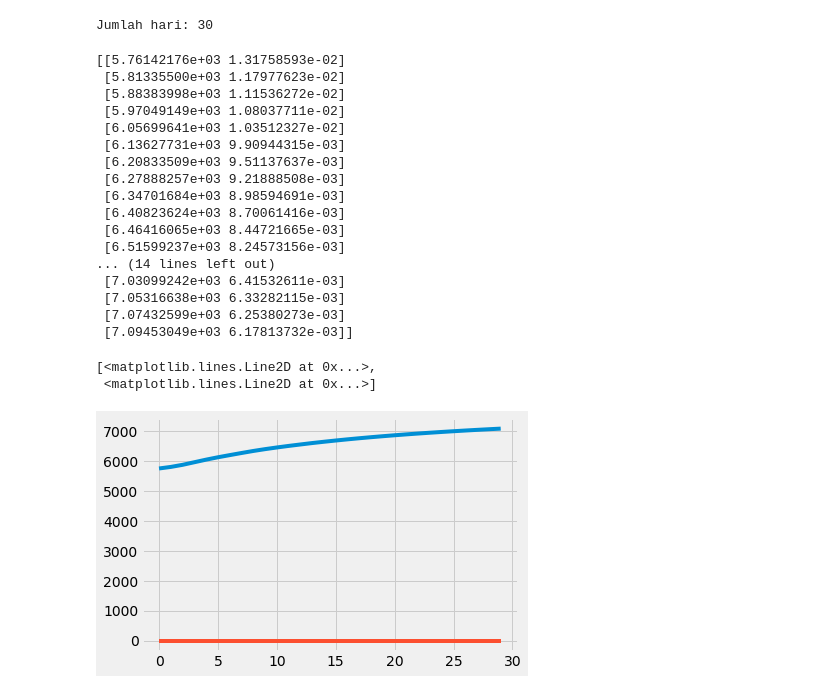
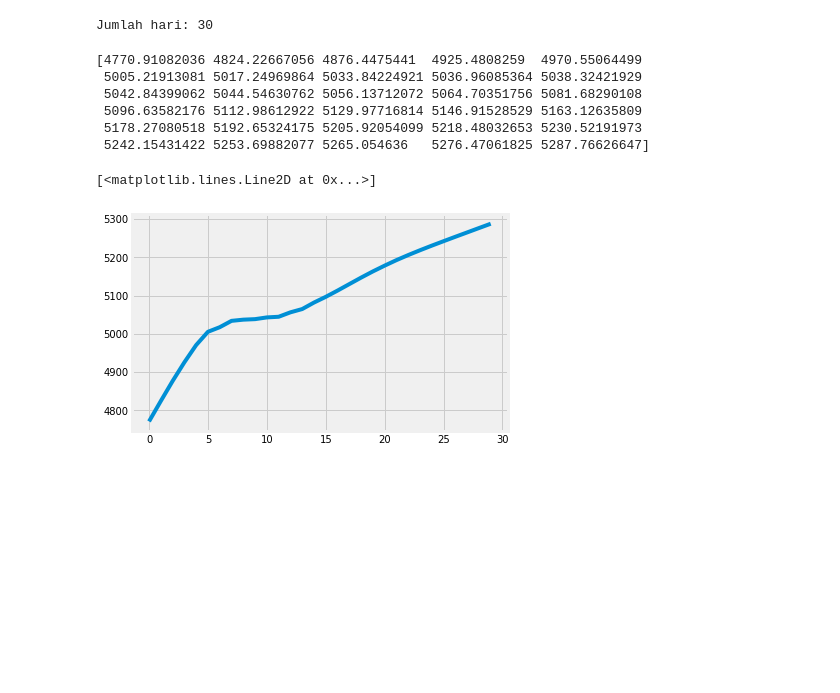
Before and after one commit to andreanstev/Stock_Price_Prediction_LSTM, a Jupyter notebook: StockPriceLSTM_v2.ipynb, the cells around one changed output. Drawn from its saved outputs; the diff is of its cells as text; code cells hidden in the pictures; blank space fills up the shorter version.

```diff
--- a/StockPriceLSTM_v2.ipynb
+++ b/StockPriceLSTM_v2.ipynb
@@ -143,13 +113,14 @@ epoch=10
 
 #model = Sequential()
 input_model = Input(shape=(inp, n_feature))
-lstm_model1 = LSTM(100, return_sequences=True, input_shape=(x_train.shape[1], n_feature))
+lstm_model1 = Bidirectional(LSTM(50, return_sequences=False, activation='tanh'), merge_mode = 'concat', input_shape=(x_train.shape[1], n_feature))
+#lstm_model1 = LSTM(100, return_sequences=True, activation='tanh', input_shape=(x_train.shape[1], n_feature))
 output1 = lstm_model1(input_model)
-lstm_model2 = LSTM(100, return_sequences=False)
-output2 = lstm_model2(output1)
+#lstm_model2 = LSTM(100, return_sequences=False)
+#output2 = lstm_model2(output1)
 dropout_layer = Dropout(0.4)
-output3 = dropout_layer(output2)
-dense_layer1 = Dense(32)
+output3 = dropout_layer(output1)
+dense_layer1 = Dense(inp)
 output4 = dense_layer1(output3)
 dense_layer2 = Dense(2)
 output_final = dense_layer2(output4)
@@ -281,26 +252,14 @@ Jumlah hari: 30
 # %%
 hasil_prediksi = data_pred[len(data_pred)-hari:len(data_pred),:]
 hasil_prediksi = scaler.inverse_transform(hasil_prediksi)
-print(hasil_prediksi) #Hasil prediksi
-plt.plot(hasil_prediksi)
+print(hasil_prediksi[:,0]) #Hasil prediksi
+plt.plot(hasil_prediksi[:,0])
 # %% [output]
-[[5.76142176e+03 1.31758593e-02]
- [5.81335500e+03 1.17977623e-02]
- [5.88383998e+03 1.11536272e-02]
- [5.97049149e+03 1.08037711e-02]
- [6.05699641e+03 1.03512327e-02]
- [6.13627731e+03 9.90944315e-03]
- [6.20833509e+03 9.51137637e-03]
- [6.27888257e+03 9.21888508e-03]
- [6.34701684e+03 8.98594691e-03]
- [6.40823624e+03 8.70061416e-03]
- [6.46416065e+03 8.44721665e-03]
- [6.51599237e+03 8.24573156e-03]
-... (14 lines left out)
- [7.03099242e+03 6.41532611e-03]
- [7.05316638e+03 6.33282115e-03]
- [7.07432599e+03 6.25380273e-03]
- [7.09453049e+03 6.17813732e-03]]
+[4770.91082036 4824.22667056 4876.4475441  4925.4808259  4970.55064499
+ 5005.21913081 5017.24969864 5033.84224921 5036.96085364 5038.32421929
+ 5042.84399062 5044.54630762 5056.13712072 5064.70351756 5081.68290108
+ 5096.63582176 5112.98612922 5129.97716814 5146.91528529 5163.12635809
+ 5178.27080518 5192.65324175 5205.92054099 5218.48032653 5230.52191973
+ 5242.15431422 5253.69882077 5265.054636   5276.47061825 5287.76626647]
-[<matplotlib.lines.Line2D at 0x...>,
- <matplotlib.lines.Line2D at 0x...>]
+[<matplotlib.lines.Line2D at 0x...>]
-[figure, old version]
+[figure, new version]
```
Also changed, not shown: parts of 15 cells of this notebook.
